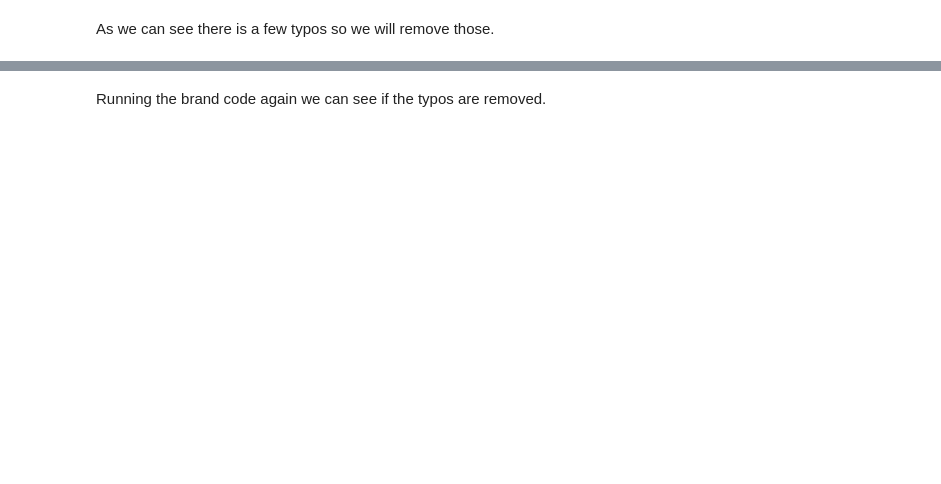
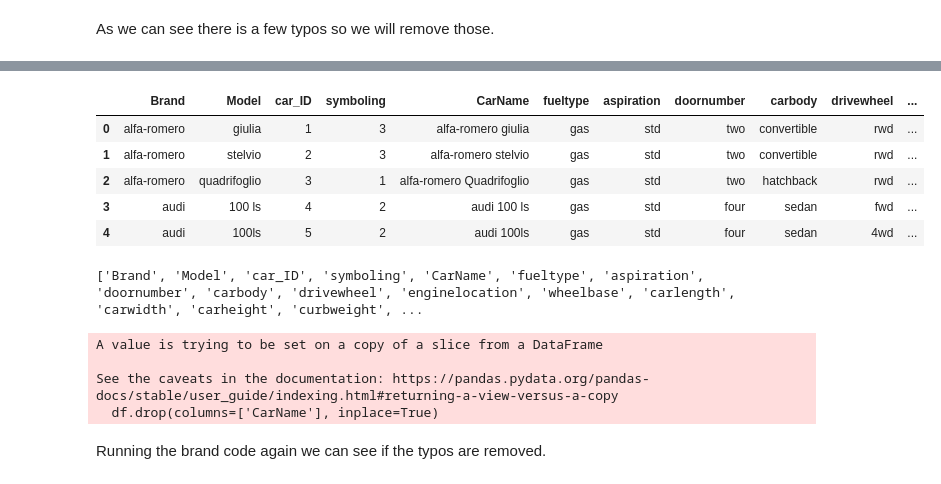
Before and after one commit to dumindagamage/DataAnalyticsHackathon, a Jupyter notebook: jupyter_notebooks/CarPrice_ETL.ipynb, the cells around one changed output, grey strips where cells are left out. Saved outputs shown, nothing was run; the diff lists cells and outputs as text; code cells hidden in the pictures; blank space fills up the shorter version.

```diff
--- a/jupyter_notebooks/CarPrice_ETL.ipynb
+++ b/jupyter_notebooks/CarPrice_ETL.ipynb
@@ -106,0 +109,2 @@ KeyError: 'volume'
+# %%
+df['volume'] = df['carwidth'] * df['carheight'] * df['curbweight']
@@ -277,2 +303,26 @@ print(unique_brands)
 # %% [markdown]
 As we can see there is a few typos so we will remove those.
+# %%
+car_brands = [
+    'alfa-romero', 'audi', 'bmw', 'chevrolet', 'dodge', 'honda', 'isuzu',
+    'jaguar', 'mazda', 'buick', 'mercury', 'mitsubishi', 'nissan', 'peugeot',
+    'plymouth', 'porsche', 'renault', 'saab', 'subaru', 'toyota',
+    'volkswagen', 'volvo'
+]
+# %%
+import pandas as pd
+
+# Sample DataFrame
+# df = pd.DataFrame({'Carname': [...your data...]})
+
+# Function to split brand and model
+def split_brand_model(name, brand_list):
+    name = name.strip().lower()
+    for brand in brand_list:
+        if name.startswith(brand):
+            model = name[len(brand):].strip()
+            return pd.Series([brand, model])
+    return pd.Series([None, name])  # fallback if no brand match
+
+# Apply the function
+df[['Brand', 'Model']] = df['CarName'].apply(lambda x: split_brand_model(x, car_brands))
@@ -278,0 +345,20 @@ As we can see there is a few typos so we will remove those.
+# %%
+df.head()
+# %% [output]
+|  | Brand | Model | car_ID | symboling | CarName | fueltype | aspiration | doornumber | carbody | drivewheel | ... |
+| 0 | alfa-romero | giulia | 1 | 3 | alfa-romero giulia | gas | std | two | convertible | rwd | ... |
+| 1 | alfa-romero | stelvio | 2 | 3 | alfa-romero stelvio | gas | std | two | convertible | rwd | ... |
+| 2 | alfa-romero | quadrifoglio | 3 | 1 | alfa-romero Quadrifoglio | gas | std | two | hatchback | rwd | ... |
+| 3 | audi | 100 ls | 4 | 2 | audi 100 ls | gas | std | four | sedan | fwd | ... |
+| 4 | audi | 100ls | 5 | 2 | audi 100ls | gas | std | four | sedan | 4wd | ... |
+# %%
+print(df.columns.tolist())
+# %% [output]
+['Brand', 'Model', 'car_ID', 'symboling', 'CarName', 'fueltype', 'aspiration', 'doornumber', 'carbody', 'drivewheel', 'enginelocation', 'wheelbase', 'carlength', 'carwidth', 'carheight', 'curbweight', ...
+# %%
+df.drop(columns=['CarName'], inplace=True)
+# %% [output]
+A value is trying to be set on a copy of a slice from a DataFrame
+
+See the caveats in the documentation: https://pandas.pydata.org/pandas-docs/stable/user_guide/indexing.html#returning-a-view-versus-a-copy
+  df.drop(columns=['CarName'], inplace=True)
```
Also changed, not shown: parts of 27 cells of this notebook, 1 other file.
